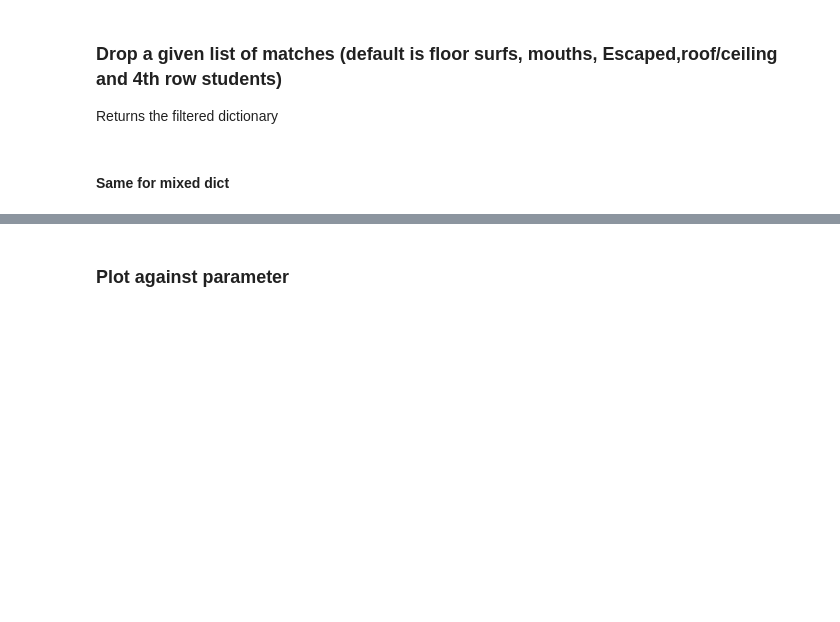
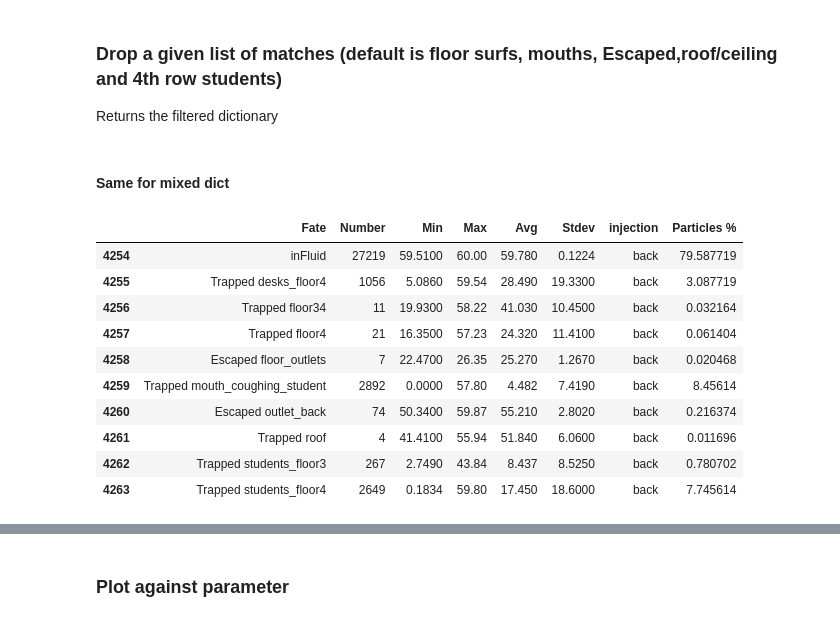
Before and after one commit to socrates-ferna/fluentdpm-posproc, a Jupyter notebook: analysis.ipynb, the cells around one changed output, grey strips where cells are left out. Drawn from its saved outputs; the diff is of its cells as text; code cells hidden in the pictures; blank space fills up the shorter version.

```diff
--- a/analysis.ipynb
+++ b/analysis.ipynb
@@ -166,2 +162,16 @@ filterstrings = ['mouth','Trapped '+r'floor\d{1,2}','Escaped','roof','students_f
 newtimesmixdict = functions.dropfates(timesmixdict,filterstrings) #drops all mouths, Escaped and floor surfaces (keeps non-floor zones labeled with floor in their name)
 newmassmixdict = functions.dropfates(massmixdict,filterstrings)
+# %%
+timesmixdict[8].loc[60]
+# %% [output]
+|  | Fate | Number | Min | Max | Avg | Stdev | injection | Particles % |
+| 4254 | inFluid | 27219 | 59.5100 | 60.00 | 59.780 | 0.1224 | back | 79.587719 |
+| 4255 | Trapped desks_floor4 | 1056 | 5.0860 | 59.54 | 28.490 | 19.3300 | back | 3.087719 |
+| 4256 | Trapped floor34 | 11 | 19.9300 | 58.22 | 41.030 | 10.4500 | back | 0.032164 |
+| 4257 | Trapped floor4 | 21 | 16.3500 | 57.23 | 24.320 | 11.4100 | back | 0.061404 |
+| 4258 | Escaped floor_outlets | 7 | 22.4700 | 26.35 | 25.270 | 1.2670 | back | 0.020468 |
+| 4259 | Trapped mouth_coughing_student | 2892 | 0.0000 | 57.80 | 4.482 | 7.4190 | back | 8.45614 |
+| 4260 | Escaped outlet_back | 74 | 50.3400 | 59.87 | 55.210 | 2.8020 | back | 0.216374 |
+| 4261 | Trapped roof | 4 | 41.4100 | 55.94 | 51.840 | 6.0600 | back | 0.011696 |
+| 4262 | Trapped students_floor3 | 267 | 2.7490 | 43.84 | 8.437 | 8.5250 | back | 0.780702 |
+| 4263 | Trapped students_floor4 | 2649 | 0.1834 | 59.80 | 17.450 | 18.6000 | back | 7.745614 |
```
Also changed, not shown: parts of 33 cells of this notebook, 1 other file.
